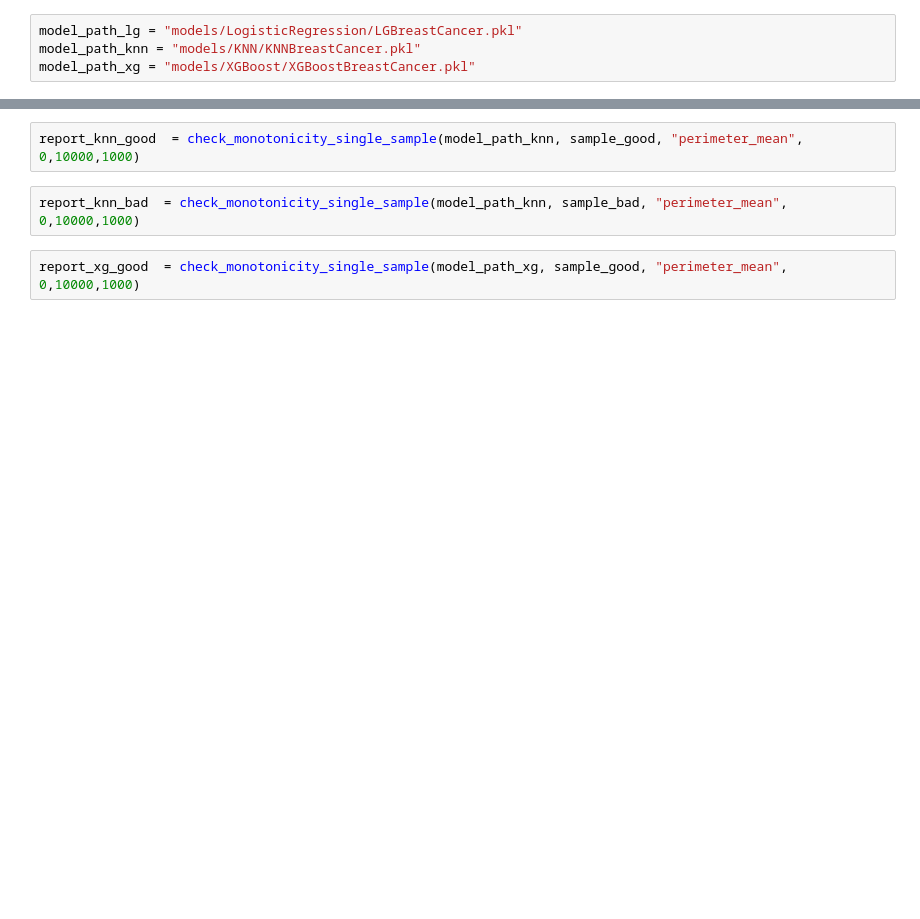
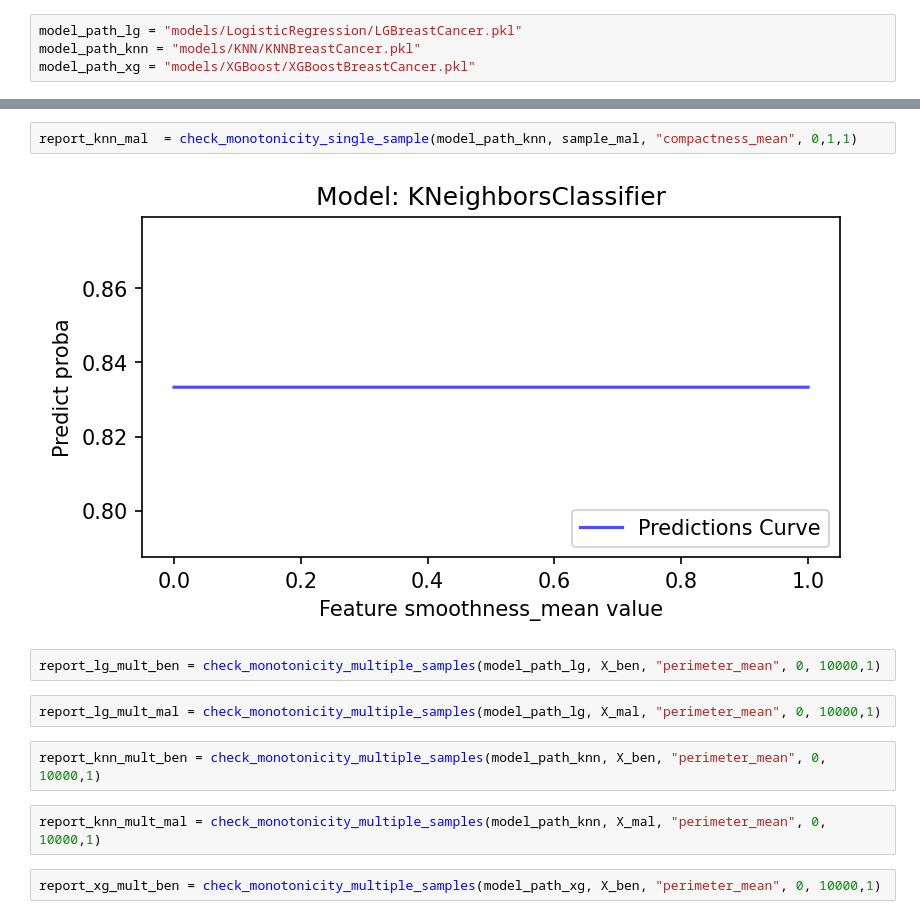
Before and after one commit to jpgianfaldoni/MLBugDetection, a Jupyter notebook: src/Tutorial.ipynb, the cells around one changed output, grey strips where cells are left out. Drawn from its saved outputs; the diff is of its cells as text; blank space fills up the shorter version.

```diff
--- a/src/Tutorial.ipynb
+++ b/src/Tutorial.ipynb
@@ -38,7 +64,15 @@ report_lg_bad = check_monotonicity_single_sample(model_path_lg, sample_bad, "per
+# %%
+report_knn_mal  = check_monotonicity_single_sample(model_path_knn, sample_mal, "compactness_mean", 0,1,1)
+# %% [output]
+[figure, added]
+# %%
+report_lg_mult_ben = check_monotonicity_multiple_samples(model_path_lg, X_ben, "perimeter_mean", 0, 10000,1)
+# %%
+report_lg_mult_mal = check_monotonicity_multiple_samples(model_path_lg, X_mal, "perimeter_mean", 0, 10000,1)
 # %%
-report_knn_good  = check_monotonicity_single_sample(model_path_knn, sample_good, "perimeter_mean", 0,10000,1000)
+report_knn_mult_ben = check_monotonicity_multiple_samples(model_path_knn, X_ben, "perimeter_mean", 0, 10000,1)
 # %%
-report_knn_bad  = check_monotonicity_single_sample(model_path_knn, sample_bad, "perimeter_mean", 0,10000,1000)
+report_knn_mult_mal = check_monotonicity_multiple_samples(model_path_knn, X_mal, "perimeter_mean", 0, 10000,1)
 # %%
-report_xg_good  = check_monotonicity_single_sample(model_path_xg, sample_good, "perimeter_mean", 0,10000,1000)
+report_xg_mult_ben = check_monotonicity_multiple_samples(model_path_xg, X_ben, "perimeter_mean", 0, 10000,1)
 # %%
```
Also changed, not shown: parts of 21 cells of this notebook, 6 other files.
